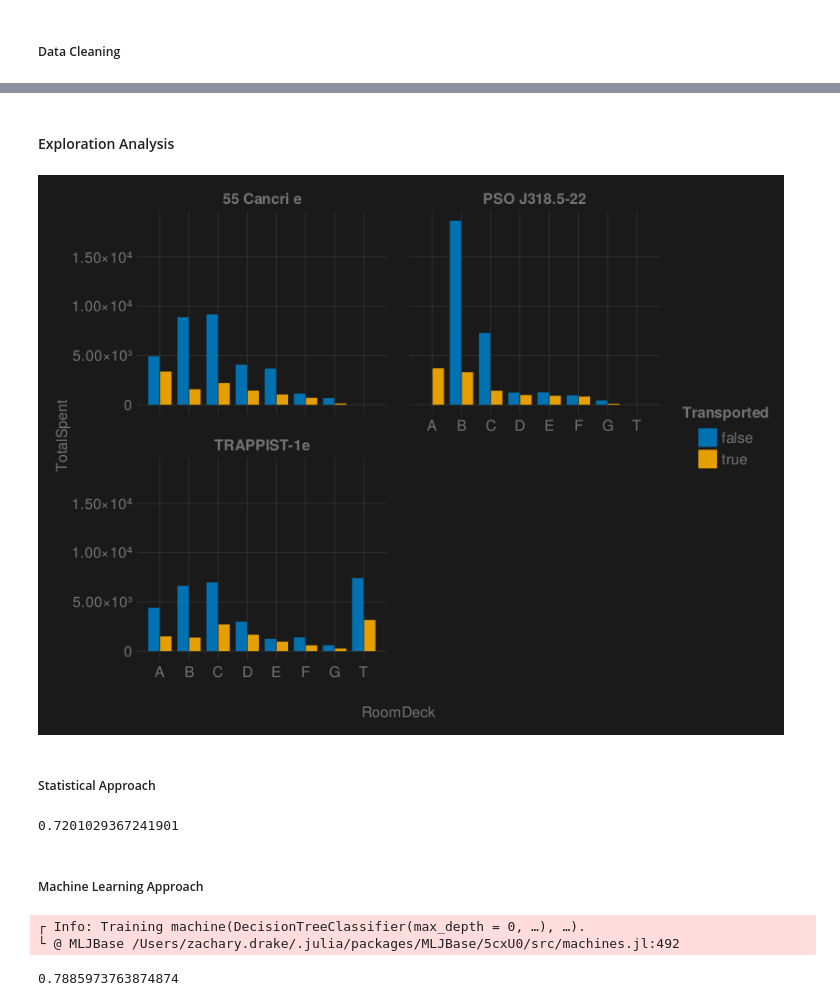
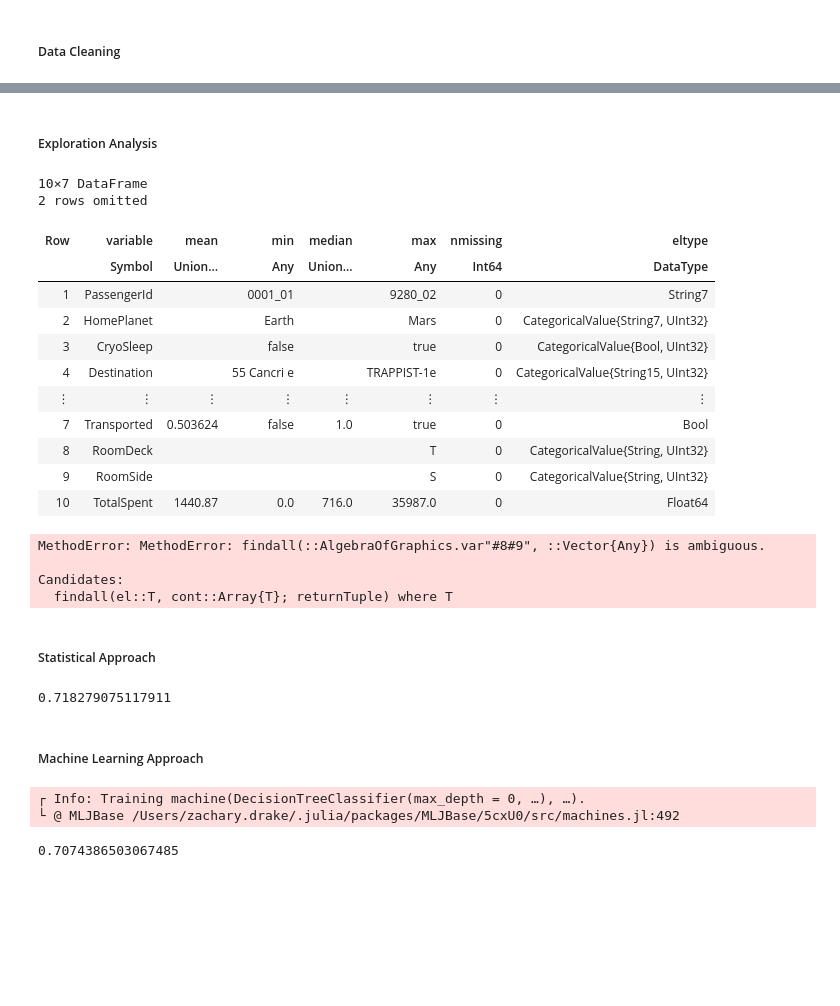
Before and after one commit to thezachdrake/kaggle-spaceship-titanic, a Jupyter notebook: notebook.ipynb, the cells around one changed output, grey strips where cells are left out. Saved outputs shown, nothing was run; the diff lists cells and outputs as text; code cells hidden in the pictures; blank space fills up the shorter version.

```diff
--- a/notebook.ipynb
+++ b/notebook.ipynb
@@ -46,16 +77,35 @@ passengerData = CSV.read("data/train.csv", DataFrame) |>
 # %% [markdown]
-#### Exploration Analysis
+##### Exploration Analysis
+# %%
+describe(passengerData)
+# %% [output]
+10×7 DataFrame
+2 rows omitted
+| Row | variable | mean | min | median | max | nmissing | eltype |
+|  | Symbol | Union… | Any | Union… | Any | Int64 | DataType |
+| 1 | PassengerId |  | 0001_01 |  | 9280_02 | 0 | String7 |
+| 2 | HomePlanet |  | Earth |  | Mars | 0 | CategoricalValue{String7, UInt32} |
+| 3 | CryoSleep |  | false |  | true | 0 | CategoricalValue{Bool, UInt32} |
+| 4 | Destination |  | 55 Cancri e |  | TRAPPIST-1e | 0 | CategoricalValue{String15, UInt32} |
+| ⋮ | ⋮ | ⋮ | ⋮ | ⋮ | ⋮ | ⋮ | ⋮ |
+| 7 | Transported | 0.503624 | false | 1.0 | true | 0 | Bool |
+| 8 | RoomDeck |  |  |  | T | 0 | CategoricalValue{String, UInt32} |
+| 9 | RoomSide |  |  |  | S | 0 | CategoricalValue{String, UInt32} |
+| 10 | TotalSpent | 1440.87 | 0.0 | 716.0 | 35987.0 | 0 | Float64 |
 # %%
 transported_deck = AOG.data(passengerData) *
-                   AOG.mapping(:RoomDeck, :TotalSpent, color=:Transported, dodge=:Transported, layout=:Destination) *
-                   AOG.expectation()
+                   AOG.mapping(:HomePlanet, color=:Transported, dodge=:Transported) *
+                   AOG.frequency()
 AOG.draw(transported_deck)
 # %% [output]
-[figure, removed]
+MethodError: MethodError: findall(::AlgebraOfGraphics.var"#8#9", ::Vector{Any}) is ambiguous.
+
+Candidates:
+  findall(el::T, cont::Array{T}; returnTuple) where T
 # %% [markdown]
 ##### Statistical Approach
 # %%
-fn = @formula(Transported ~ VIP + CryoSleep + Age + RoomService)
+fn = @formula(Transported ~ VIP + CryoSleep + Age + TotalSpent)
 logitModel = glm(fn, passengerData, Bernoulli(), LogitLink())
 
 function measureAccuracy(model, passengerData::DataFrame)::Float64
@@ -77,7 +127,7 @@ end
 
 acc = measureAccuracy(logitModel, passengerData)
 # %% [output]
-0.7201029367241901
+0.718279075117911
 # %% [markdown]
 ##### Machine Learning Approach
 # %%
@@ -85,7 +135,10 @@ passengerData = MLJ.coerce!(passengerData,
     MLJ.autotype(passengerData)
 )
 
-y, X = MLJ.unpack(passengerData, ==(:Transported), !=([:PassengerID, :RoomService, :FoodCourt, :ShoppingMall, :Spa, :VRDeck]), colname -> true)
+y, X = MLJ.unpack(passengerData,
+    ==(:Transported), !=([:PassengerID, :RoomService, :FoodCourt,
+        :ShoppingMall, :Spa, :VRDeck]),
+    colname -> true)
 train, test = MLJ.partition(eachindex(y), 0.7; shuffle=true)
 Tree = BetaML.DecisionTreeClassifier()
 mach = machine(Tree, X, y; scitype_check_level=0)
@@ -96,5 +149,5 @@ MLJ.accuracy(yhat, y[test])
 # %% [output]
 ┌ Info: Training machine(DecisionTreeClassifier(max_depth = 0, …), …).
 └ @ MLJBase /Users/zachary.drake/.julia/packages/MLJBase/5cxU0/src/machines.jl:492
-0.7885973763874874
+0.7074386503067485
 # %% [markdown]
```
Also changed, not shown: parts of 5 cells of this notebook, 1 other file.
